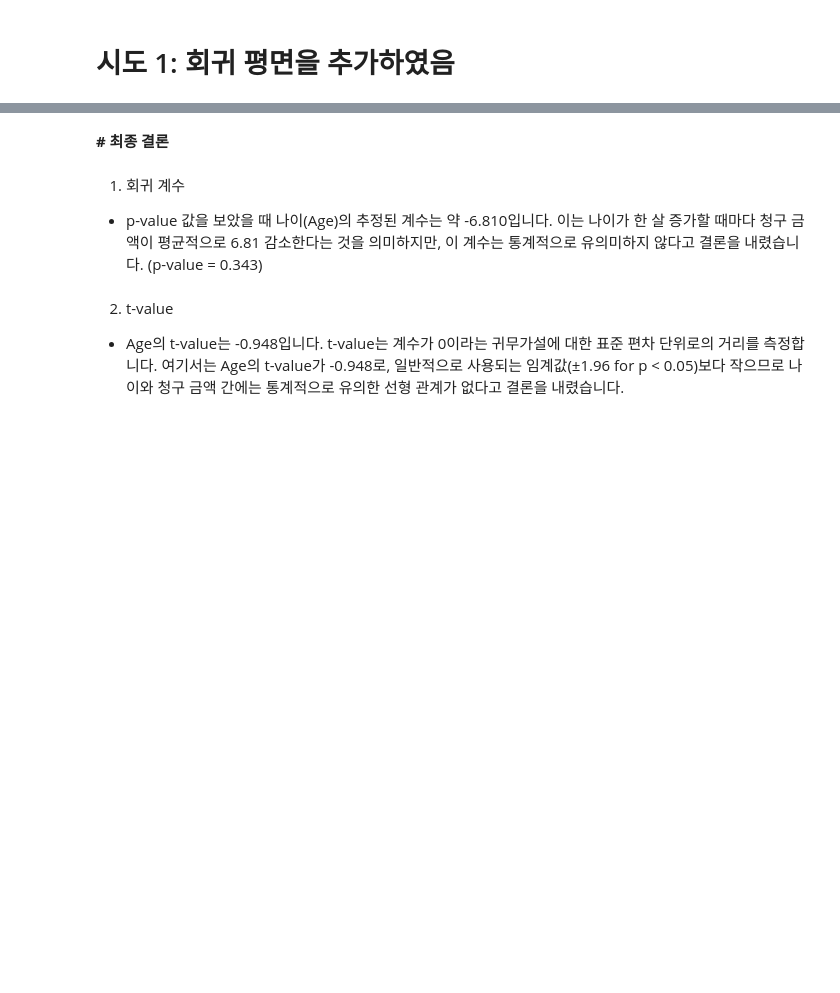
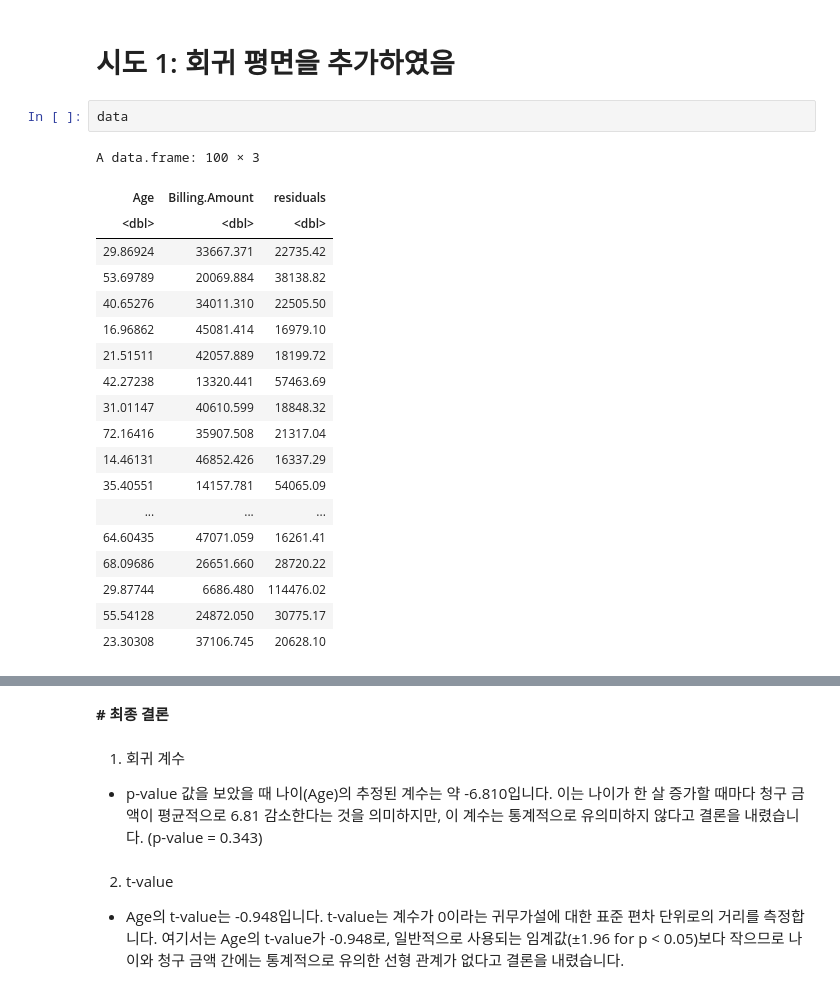
Before and after one commit to osohyun0224/BigData-Final-Project, a Jupyter notebook: MedicalData_Analyze.ipynb, the cells around one changed output, grey strips where cells are left out. Cells and saved outputs as stored; diff of their text form; blank space fills up the shorter version.

```diff
--- a/MedicalData_Analyze.ipynb
+++ b/MedicalData_Analyze.ipynb
@@ -311,4 +339,26 @@ scatterplot3d(data$Age, data$Billing.Amount, data$residuals, color = "blue", pch
 # %% [markdown]
 # 시도 1: 회귀 평면을 추가하였음
+# %%
+data
+# %% [output]
+A data.frame: 100 × 3
+| Age | Billing.Amount | residuals |
+| <dbl> | <dbl> | <dbl> |
+| 29.86924 | 33667.371 | 22735.42 |
+| 53.69789 | 20069.884 | 38138.82 |
+| 40.65276 | 34011.310 | 22505.50 |
+| 16.96862 | 45081.414 | 16979.10 |
+| 21.51511 | 42057.889 | 18199.72 |
+| 42.27238 | 13320.441 | 57463.69 |
+| 31.01147 | 40610.599 | 18848.32 |
+| 72.16416 | 35907.508 | 21317.04 |
+| 14.46131 | 46852.426 | 16337.29 |
+| 35.40551 | 14157.781 | 54065.09 |
+| ... | ... | ... |
+| 64.60435 | 47071.059 | 16261.41 |
+| 68.09686 | 26651.660 | 28720.22 |
+| 29.87744 | 6686.480 | 114476.02 |
+| 55.54128 | 24872.050 | 30775.17 |
+| 23.30308 | 37106.745 | 20628.10 |
 # %%
 # 선형 회귀 모델을 구축
```
Also changed, not shown: parts of 8 cells of this notebook.
